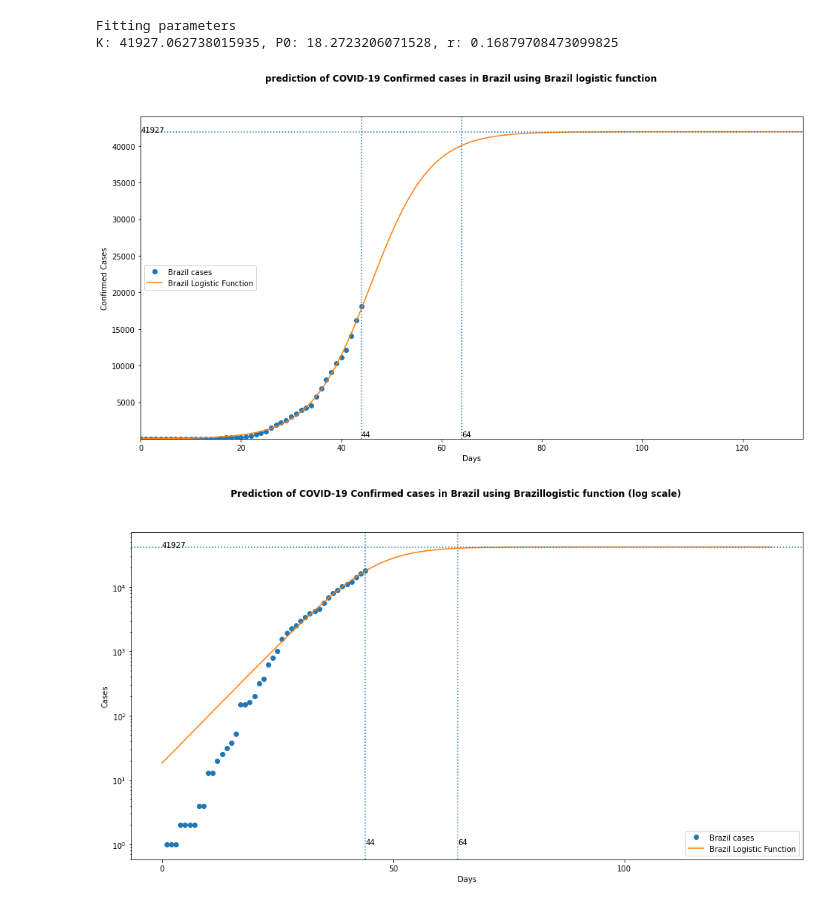
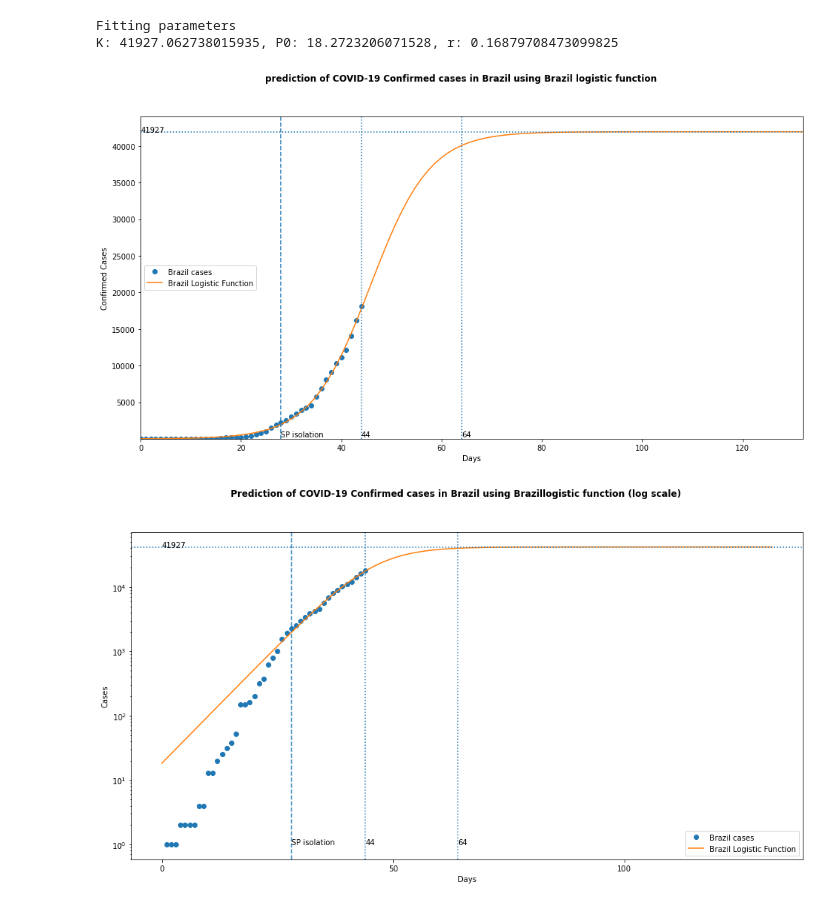
Before and after one commit to lozass/covid-19-analysis, a Jupyter notebook: Covid-19-analysis.ipynb, the cells around one changed output. Saved outputs shown, nothing was run; the diff lists cells and outputs as text; code cells hidden in the pictures.

```diff
--- a/Covid-19-analysis.ipynb
+++ b/Covid-19-analysis.ipynb
@@ -500,6 +526,10 @@ for country in highlightedCountries:
 
 x_values = confirmedresultset[confirmedresultset.index ==model_country]['Days'].values.tolist()
 y_values = confirmedresultset[confirmedresultset.index ==model_country]['Confirmed'].values.tolist()
+
+for c, value in enumerate(confirmedresultset[confirmedresultset.index ==model_country]['Date']):
+    if value == datetime.datetime.strptime("2020-03-24", '%Y-%m-%d').date():
+        lockdownday=confirmedresultset[confirmedresultset.index ==model_country].Days[c]
 
 # fitting functions
 def f(t, K, P0, r):
@@ -549,33 +579,37 @@ ax.annotate(str("%.0f" % round(yy[-1], 0)),xy=(0, yy[-1]))
 pl.axvline(x=lastdatapointday, ls=':')
 ax.annotate(str("%.0f" % lastdatapointday), xy=(lastdatapointday,250))
 ax.annotate(str("%.0f" % xx[day95pc]), xy=(xx[day95pc],250))
+ax.annotate("SP isolation", xy=(lockdownday,250))
+pl.axvline(x=lockdownday, ls='--')
 
 # Any results you write to the current directory are saved as output.
 pl.savefig("graph.png")
 # %% [output]
-[figure, old version]
+[figure, new version]
 # %%
 # init main graph
 fig = pl.figure(figsize=(16, 8))
 ax = pl.axes()
 
 # main graph captions
 pl.suptitle("Prediction of COVID-19 Confirmed cases in "+country_to_predict+" using "+model_country+"logistic function (log scale)", fontweight="bold")
 pl.ylabel('Cases')
 pl.xlabel('Days')
 
 pl.yscale('Log')
 pl.locator_params(axis='x',tight=True, nbins=5)
 pl.plot(x_values, y_values,'o', label=country_to_predict+' cases')
 pl.plot(xx, yy, label=model_country+" Logistic Function")
 pl.legend(loc='lower right')
 pl.axhline(y=yy[-1], ls=':',)
 pl.axvline(x=xx[day95pc], ls=':')
 ax.annotate(str("%.0f" % round(yy[-1], 0)),xy=(0, yy[-1]))
 pl.axvline(x=lastdatapointday, ls=':')
 ax.annotate(str("%.0f" % lastdatapointday), xy=(lastdatapointday,1))
 ax.annotate(str("%.0f" % xx[day95pc]), xy=(xx[day95pc],1))
+ax.annotate("SP isolation", xy=(lockdownday,1))
+pl.axvline(x=lockdownday, ls='--')
 # Any results you write to the current directory are saved as output.
 pl.savefig("graph_log.png")
 # %% [output]
-[figure, old version]
+[figure, new version]
```
Also changed, not shown: parts of 13 cells of this notebook.
